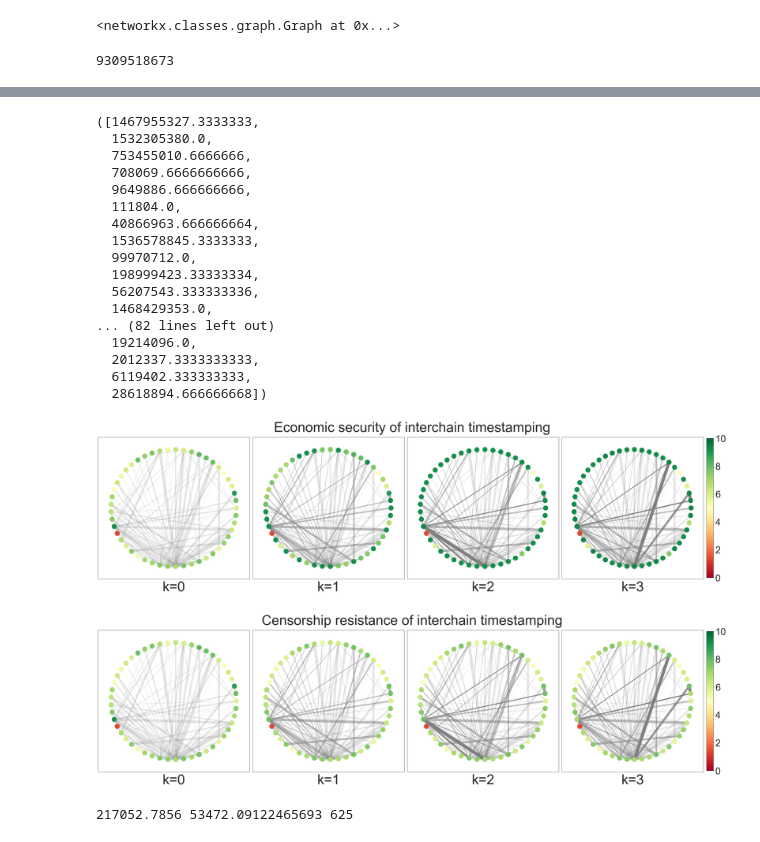
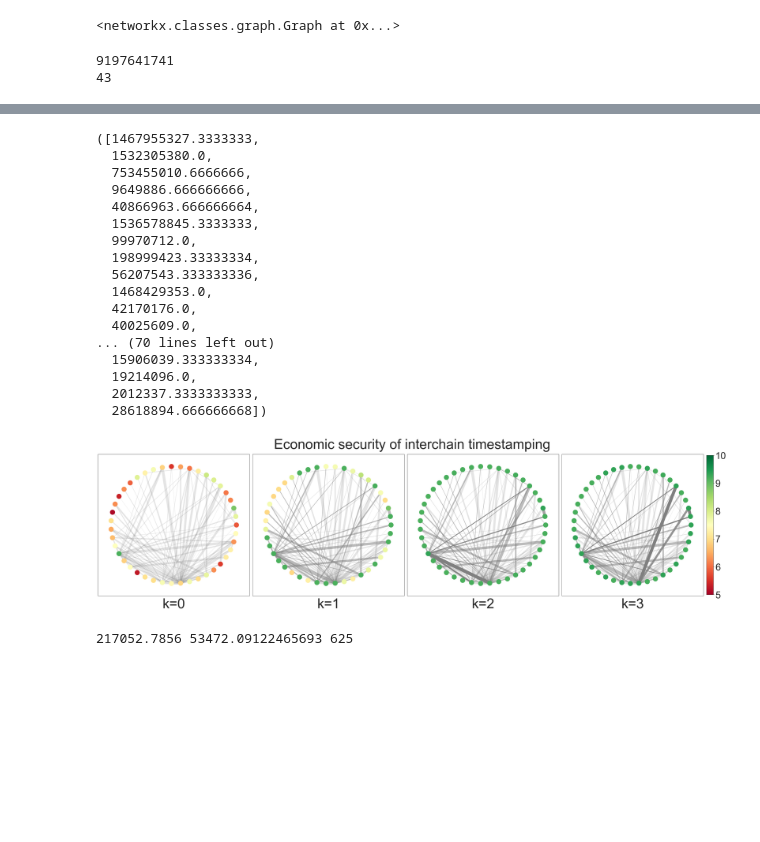
Before and after one commit to babylonchain/mapofzones-crawler, a Jupyter notebook: analysis.ipynb, the cells around one changed output, grey strips where cells are left out. Saved outputs shown, nothing was run; the diff lists cells and outputs as text; code cells hidden in the pictures; blank space fills up the shorter version.

```diff
--- a/analysis.ipynb
+++ b/analysis.ipynb
@@ -31,7 +31,7 @@ for asset in marketdata_raw['data']['assets']:
 # %%
 G = nx.Graph()
 for zone in zones:
-    if zone['name'] in marketdata and marketdata[zone['name']] != None:
+    if zone['name'] in marketdata and marketdata[zone['name']] != None and zone['switchedStats'][0]['ibcVolume'] > 0:
         market_cap = int(marketdata[zone['name']])
         G.add_node(zone['zone'], weight=market_cap)
 
@@ -53,8 +53,11 @@ total_cap = 0
 for node in G.nodes():
     total_cap += G.nodes[node]['weight']
 print(total_cap)
+
+print(len(G.nodes))
 # %% [output]
-9309518673
+9197641741
+43
 # %%
 def get_frequency(src, dst):
     f = open('data/peers/%s.json' % src, 'r')
@@ -147,19 +150,19 @@ max_economic_security_list, cor_censorship_resistance_list
 ([1467955327.3333333,
   1532305380.0,
   753455010.6666666,
-  708069.6666666666,
   9649886.666666666,
-  111804.0,
   40866963.666666664,
   1536578845.3333333,
   99970712.0,
   198999423.33333334,
   56207543.333333336,
   1468429353.0,
-... (82 lines left out)
+  42170176.0,
+  40025609.0,
+... (70 lines left out)
+  15906039.333333334,
   19214096.0,
   2012337.3333333333,
-  6119402.333333333,
   28618894.666666668])
 # %%
 def fmt(x, pos):
@@ -188,7 +191,7 @@ def draw_map_of_zones_economic_security(G, cutoffs=[0,1,2,3]):
         # pos = nx.nx_agraph.pygraphviz_layout(G)
         # pos = nx.spring_layout(G, k=20, iterations=20)
         nx.draw_networkx_edges(G, pos, width=edge_weights, alpha=0.2, edge_color='grey')
-        nc = nx.draw_networkx_nodes(G, pos, node_labels, node_color=node_weights, cmap=cmap, vmin=0, vmax=10)
+        nc = nx.draw_networkx_nodes(G, pos, node_labels, node_color=node_weights, cmap=cmap, vmin=5, vmax=10)
 
         # labels = nx.draw_networkx_labels(G,pos,node_labels,font_size=16,font_color='r')
 
@@ -227,37 +230,35 @@ def draw_map_of_zones_censorship_resistance(G, cutoffs=[0,1,2,3]):
         # node_weights = heaviest_weights
         # weight of each edge, i.e., normalised frequency of the channel
         edge_weights = [math.log10(get_frequency(edge[0], edge[1]))*5 for edge in G.edges(data='weight')]
 
         # pos = nx.nx_agraph.pygraphviz_layout(G)
         # pos = nx.spring_layout(G, k=20, iterations=20)
         nx.draw_networkx_edges(G, pos, width=edge_weights, alpha=0.2, edge_color='grey')
-        nc = nx.draw_networkx_nodes(G, pos, node_labels, node_color=node_weights, cmap=cmap, vmin=0, vmax=10)
+        nc = nx.draw_networkx_nodes(G, pos, node_labels, node_color=node_weights, cmap=cmap, vmin=5, vmax=10)
 
         # labels = nx.draw_networkx_labels(G,pos,node_labels,font_size=16,font_color='r')
 
         # use transparency to indicate edges that provide security for zones
         if cutoff > 0:
             for path in heaviest_paths:
                 for x, y in zip(path, path[1:]):
                     edge_weight = math.log10(get_frequency(x, y))*5
                     nx.draw_networkx_edges(G, pos, edgelist=[[x,y]], alpha = 0.4, width=[edge_weight], edge_color='grey')
 
         plt.title('k=%d' % (cutoff), fontsize=50, y=-0.1)
 
     # cbar = plt.colorbar(nc, format=ticker.FuncFormatter(fmt),fraction=0.046, pad=0.02)
     cbar = fig.colorbar(nc,fraction=0.046, pad=0.02)
     cbar.ax.tick_params(labelsize=35)
 
     fig.suptitle("Censorship resistance of interchain timestamping", fontsize=50)
     plt.tight_layout()
     plt.savefig('../../Babylon/mesh-security-paper/figures/zones-summary-censorship-resistance.pdf')
     plt.show()
 
 draw_map_of_zones_economic_security(G)
-draw_map_of_zones_censorship_resistance(G)
 # %% [output]
-[figure, old version]
+[figure, new version]
-[figure, removed]
 # %%
 gas_usage = []
 pattern = re.compile(" gas_used=\d* ")
```
Also changed, not shown: parts of 4 cells of this notebook, 1 other file.
